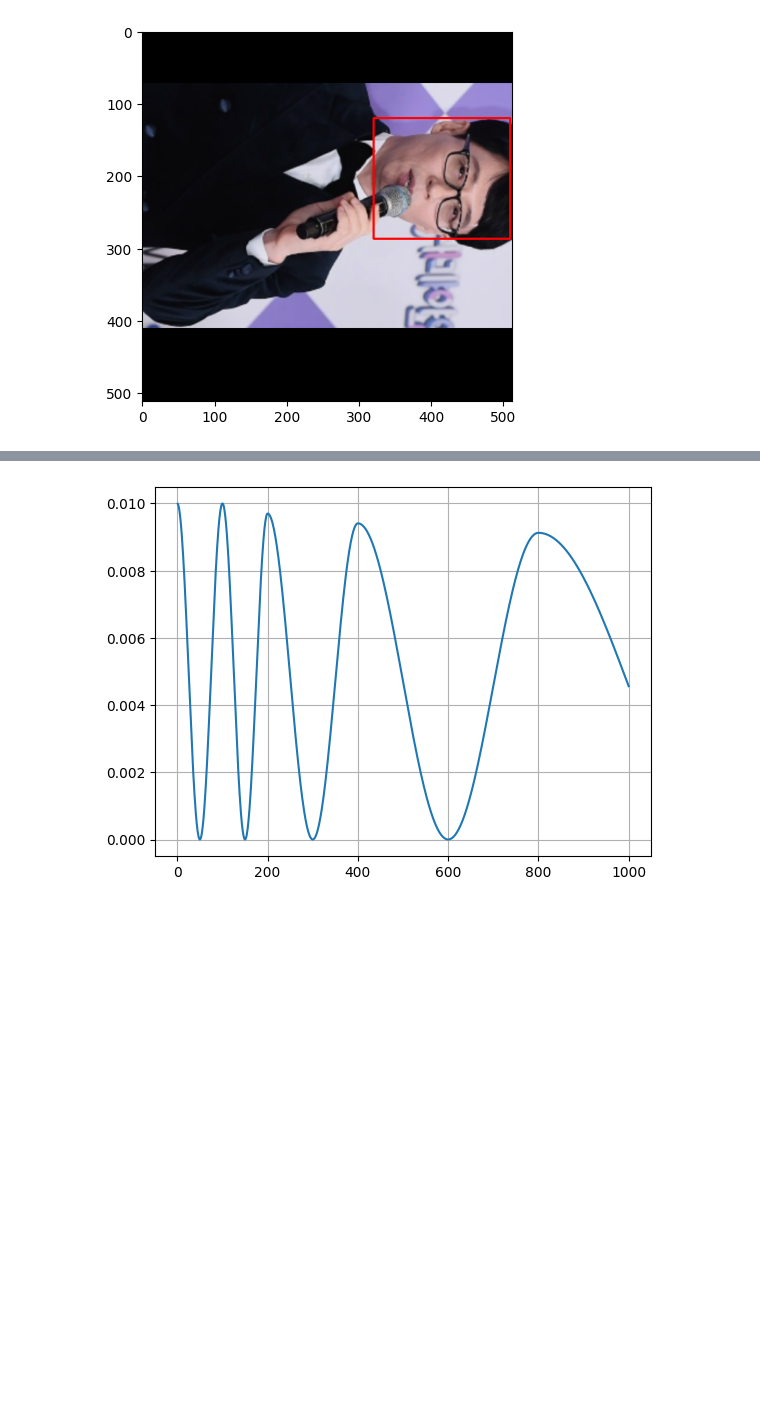
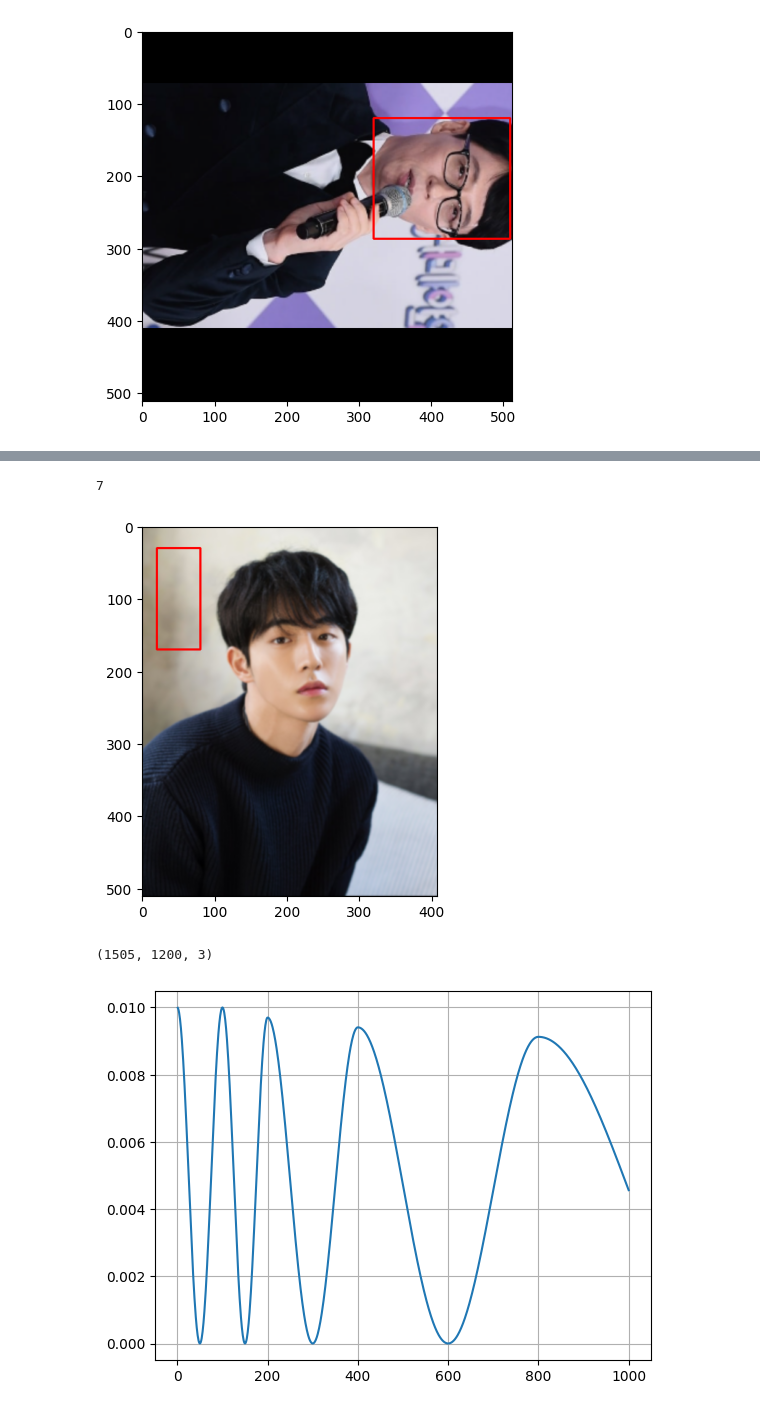
Before and after one commit to kongbuhaja/YOLO_v4, a Jupyter notebook: test.ipynb, the cells around one changed output, grey strips where cells are left out. Cells and saved outputs as stored; diff of their text form; code cells hidden in the pictures; blank space fills up the shorter version.

Commit message:
update gaussian blur

```diff
--- a/test.ipynb
+++ b/test.ipynb
@@ -135,3 +102,66 @@ ll
+# %%
+def rotate90(iimage, llabels, seed=42):
+    def rotate90_bboxes(lllabels, width, height):
+        if tf.reduce_sum(lllabels) != 0:
+            lllabels = tf.stack([lllabels[..., 1],
+                                width - lllabels[..., 2] -1,
+                                lllabels[..., 3],
+                                width - lllabels[..., 0] -1,
+                                lllabels[..., 4]], -1)
+        return lllabels, height, width
+
+    times = tf.random.uniform((), minval=0, maxval=4, dtype=tf.int32, seed=seed)
+    size = tf.cast(tf.shape(iimage)[-2:-4:-1], tf.float32)
+    width, height = size[0], size[1]
+    for time in tf.range(times):
+        size = tf.shape(iimage)[-2:-4:-1]
+        llabels, width, height = rotate90_bboxes(llabels, width, height)
+    return tf.image.rot90(iimage, times), tf.constant(llabels)
+def resize(image, out_size):
+    size = tf.cast(tf.shape(image)[-2:-4:-1], tf.float32)
+    ratio = out_size/tf.reduce_max(size)
+    new_size = tf.cast(ratio * size, tf.int32)
+    resized_image = tf.image.resize(image, tf.cast(new_size, tf.int32)[::-1])
+    mult = tf.stack([*tf.unstack(ratio),*tf.unstack(ratio),1.])
+
+    return resized_image
+image = cv2.imread('data/custom/train/JPEGImages/1.jpg').astype(np.float32)[..., ::-1]
+image = resize(image, tf.stack([512.,512.]))
+def gaussian_blur(imagei, labels, ksize=3, sigma=1, seed=42):
+    idx = tf.random.uniform((), minval=0, maxval=6, dtype=tf.int32, seed=seed)
+    ksize = [3, 5, 7, 9, 11, 13][idx]
+
+    def gaussian_kernel(size=3, sigma=1):
+        x_range = tf.range(-(size-1)//2, (size-1)//2 + 1, 1)
+        y_range = tf.range((size-1)//2, -(size-1)//2 - 1, -1)
+
+        xs, ys = tf.meshgrid(x_range, y_range)
+        kernel = tf.exp(-(xs**2 + ys**2) / (2*(sigma**2))) / (2*np.pi*(sigma**2))
+        return tf.cast(kernel / tf.reduce_sum(kernel), tf.float32)
+    kernel = gaussian_kernel(ksize, sigma)[..., None, None]
+
+    r, g, b = tf.split(imagei, [1,1,1], -1)
+    r_blur = tf.nn.conv2d(r[None], kernel, [1,1,1,1], 'SAME')
+    g_blur = tf.nn.conv2d(g[None], kernel, [1,1,1,1], 'SAME')
+    b_blur = tf.nn.conv2d(b[None], kernel, [1,1,1,1], 'SAME')
+
+    blur_image = tf.concat([r_blur, g_blur, b_blur], -1)[0]
+    return blur_image, labels
+image = image
+image2, labels2 = gaussian_blur(tf.constant(image), tf.constant(labels), 13)
+image_ = image2.numpy().copy()
+labels2 = labels2.numpy()
+for x1, y1, x2, y2, c in labels2.astype(np.int32):
+    cv2.rectangle(image_, [x1,y1],[x2,y2], [255, 0,0], 2)
+plt.imshow((image_).astype(np.uint8))
+plt.show()
+# %% [output]
+7
+[figure, added]
+# %%
+image.shape
+# %% [output]
+(1505, 1200, 3)
 # %%
 import matplotlib.pyplot as plt
 import numpy as np
```
Also changed, not shown: parts of 5 cells of this notebook, 5 other files.
